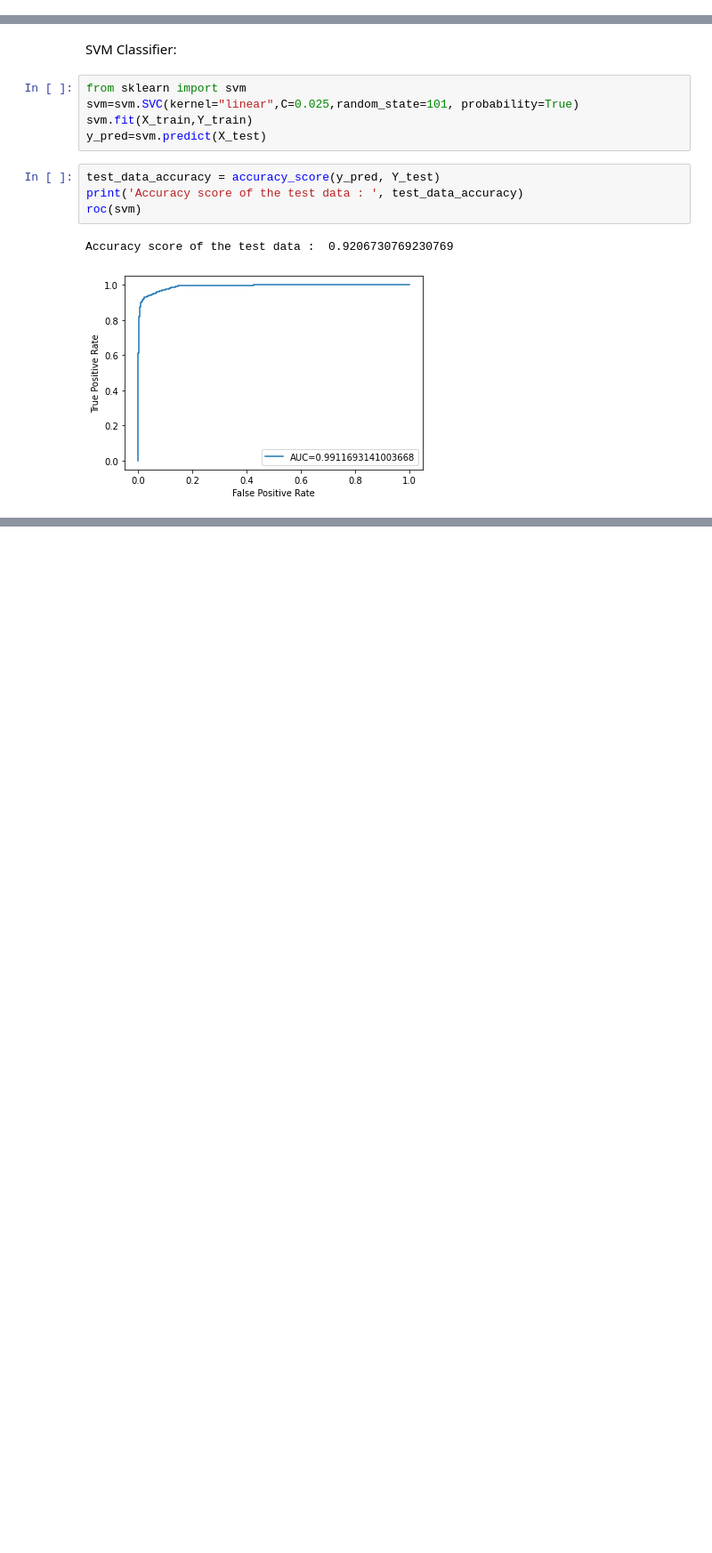
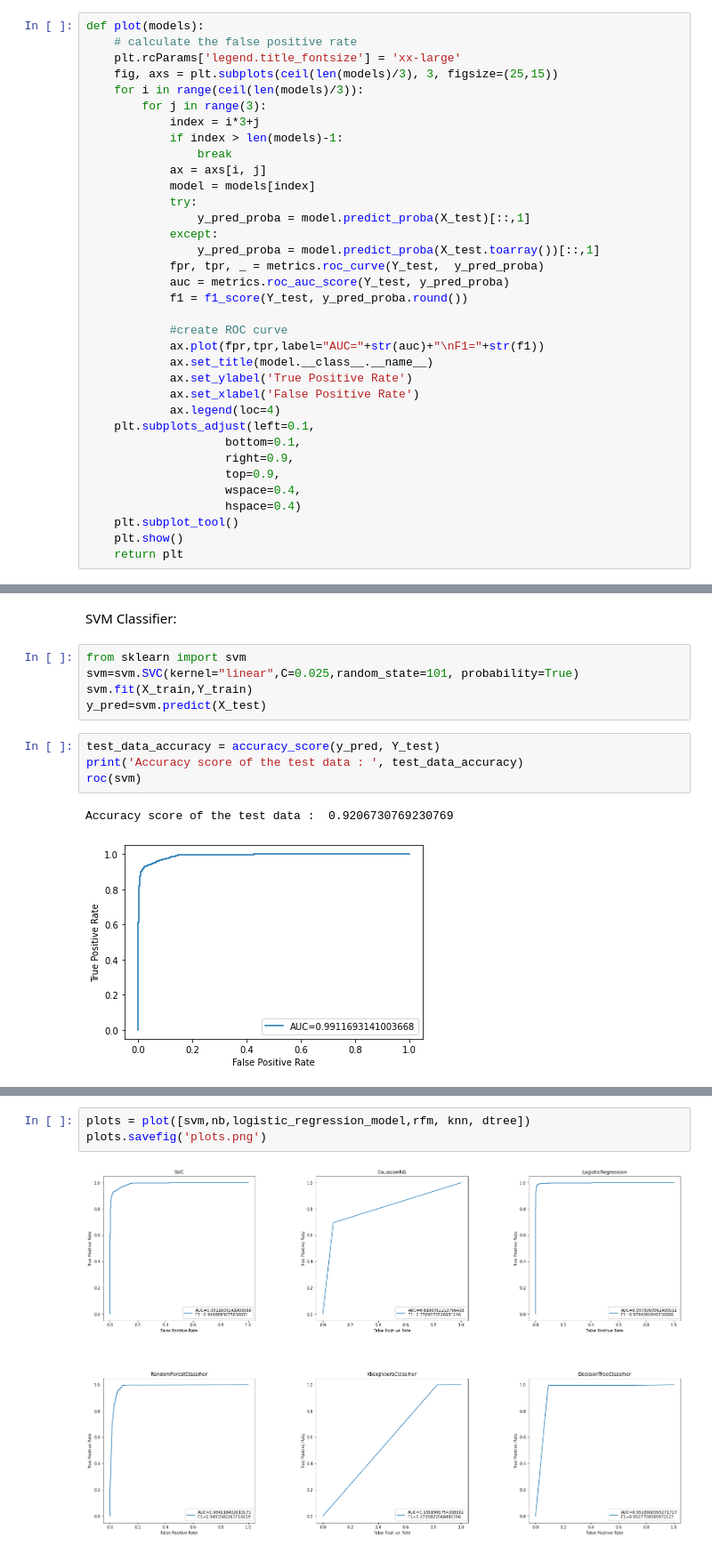
Before and after one commit to AditiAgarwal17/fake_news_detection, a Jupyter notebook: fake_news.ipynb, the cells around one changed output, grey strips where cells are left out. Shown at 89% size. Cells and saved outputs as stored; diff of their text form; blank space fills up the shorter version.

Commit message:
Added some Graphs

```diff
--- a/fake_news.ipynb
+++ b/fake_news.ipynb
@@ -191,3 +192,38 @@ def roc(model):
     plt.xlabel('False Positive Rate')
     plt.legend(loc=4)
     plt.show()
+# %%
+def plot(models):
+    # calculate the false positive rate
+    plt.rcParams['legend.title_fontsize'] = 'xx-large'
+    fig, axs = plt.subplots(ceil(len(models)/3), 3, figsize=(25,15))
+    for i in range(ceil(len(models)/3)):
+        for j in range(3):
+            index = i*3+j
+            if index > len(models)-1:
+                break
+            ax = axs[i, j]
+            model = models[index]
+            try:
+                y_pred_proba = model.predict_proba(X_test)[::,1]
+            except:
+                y_pred_proba = model.predict_proba(X_test.toarray())[::,1]
+            fpr, tpr, _ = metrics.roc_curve(Y_test,  y_pred_proba)
+            auc = metrics.roc_auc_score(Y_test, y_pred_proba)
+            f1 = f1_score(Y_test, y_pred_proba.round())
+
+            #create ROC curve
+            ax.plot(fpr,tpr,label="AUC="+str(auc)+"\nF1="+str(f1))
+            ax.set_title(model.__class__.__name__)
+            ax.set_ylabel('True Positive Rate')
+            ax.set_xlabel('False Positive Rate')
+            ax.legend(loc=4)
+    plt.subplots_adjust(left=0.1,
+                    bottom=0.1,
+                    right=0.9,
+                    top=0.9,
+                    wspace=0.4,
+                    hspace=0.4)
+    plt.subplot_tool()
+    plt.show()
+    return plt
@@ -309,0 +370,5 @@ Accuracy score of the test data :  0.9206730769230769
+# %%
+plots = plot([svm,nb,logistic_regression_model,rfm, knn, dtree])
+plots.savefig('plots.png')
+# %% [output]
+[figure, added]
```
Also changed, not shown: parts of 7 cells of this notebook, 2 other files.
